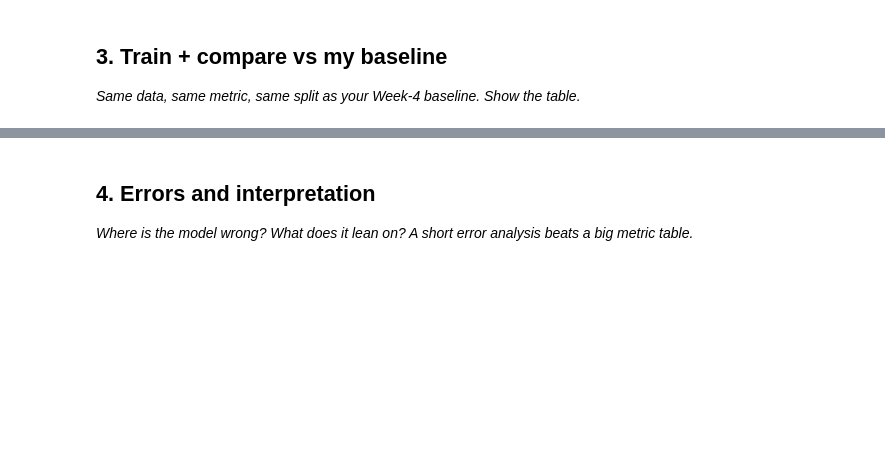
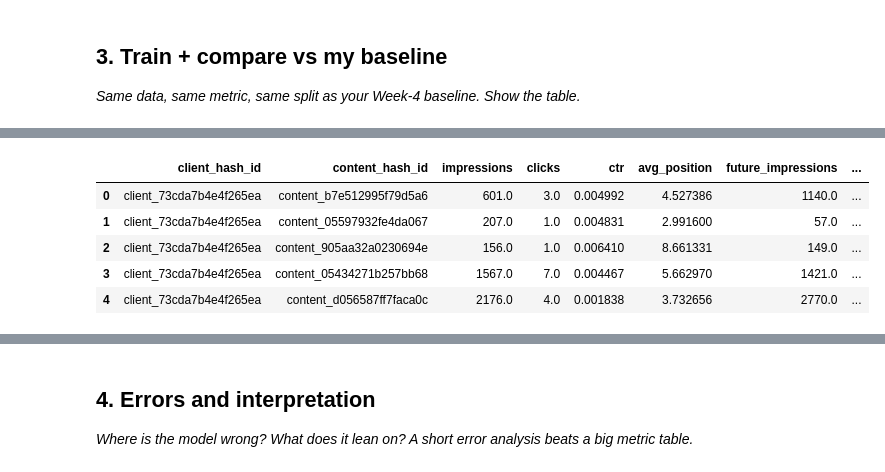
Before and after one commit to kiran162005/flyrank-ml, a Jupyter notebook: work/notebooks/w05_model.ipynb, the cells around one changed output, grey strips where cells are left out. Cells and saved outputs as stored; diff of their text form; code cells hidden in the pictures; blank space fills up the shorter version.

```diff
--- a/work/notebooks/w05_model.ipynb
+++ b/work/notebooks/w05_model.ipynb
@@ -20,0 +181,88 @@ This skeleton is yours to fill. Work the sections **in order** — each one has
+# %%
+TRAIN_MONTH = "2026-02"
+TEST_MONTH = "2026-03"
+
+model_data = con.sql(f"""
+WITH train AS (
+    SELECT
+        client_hash_id,
+        content_hash_id,
+
+        SUM(gsc_impressions) AS impressions,
+        SUM(gsc_clicks) AS clicks,
+
+        SUM(gsc_clicks) * 1.0
+            / NULLIF(SUM(gsc_impressions), 0) AS ctr,
+
+        AVG(gsc_avg_position) AS avg_position
+
+    FROM read_parquet(
+        'hf://datasets/FlyRank/internship-warehouse/'
+        'fact_content_daily_performance/month={TRAIN_MONTH}/*.parquet'
+    )
+
+    WHERE gsc_data_available IS TRUE
+
+    GROUP BY
+        client_hash_id,
+        content_hash_id
+
+    HAVING SUM(gsc_impressions) > 0
+),
+
+future AS (
+    SELECT
+        client_hash_id,
+        content_hash_id,
+
+        SUM(gsc_impressions) AS future_impressions,
+        SUM(gsc_clicks) AS future_clicks,
+
+        SUM(gsc_clicks) * 1.0
+            / NULLIF(SUM(gsc_impressions), 0) AS future_ctr
+
+    FROM read_parquet(
+        'hf://datasets/FlyRank/internship-warehouse/'
+        'fact_content_daily_performance/month={TEST_MONTH}/*.parquet'
+    )
+
+    WHERE gsc_data_available IS TRUE
+
+    GROUP BY
+        client_hash_id,
+        content_hash_id
+)
+
+SELECT
+    t.client_hash_id,
+    t.content_hash_id,
+
+    t.impressions,
+    t.clicks,
+    t.ctr,
+    t.avg_position,
+
+    f.future_impressions,
+    f.future_clicks,
+    f.future_ctr,
+
+    CASE
+        WHEN f.future_ctr < t.ctr
+        THEN 1
+        ELSE 0
+    END AS target_decline
+
+FROM train t
+
+INNER JOIN future f
+    ON t.client_hash_id = f.client_hash_id
+   AND t.content_hash_id = f.content_hash_id
+
+WHERE t.ctr IS NOT NULL
+  AND t.avg_position IS NOT NULL
+  AND f.future_ctr IS NOT NULL
+""").df()
+
+print("Modeling rows:", len(model_data))
+display(model_data.head())
+# %% [output]
@@ -20,0 +270,6 @@ This skeleton is yours to fill. Work the sections **in order** — each one has
+|  | client_hash_id | content_hash_id | impressions | clicks | ctr | avg_position | future_impressions | ... |
+| 0 | client_73cda7b4e4f265ea | content_b7e512995f79d5a6 | 601.0 | 3.0 | 0.004992 | 4.527386 | 1140.0 | ... |
+| 1 | client_73cda7b4e4f265ea | content_05597932fe4da067 | 207.0 | 1.0 | 0.004831 | 2.991600 | 57.0 | ... |
+| 2 | client_73cda7b4e4f265ea | content_905aa32a0230694e | 156.0 | 1.0 | 0.006410 | 8.661331 | 149.0 | ... |
+| 3 | client_73cda7b4e4f265ea | content_05434271b257bb68 | 1567.0 | 7.0 | 0.004467 | 5.662970 | 1421.0 | ... |
+| 4 | client_73cda7b4e4f265ea | content_d056587ff7faca0c | 2176.0 | 4.0 | 0.001838 | 3.732656 | 2770.0 | ... |
```
Also changed, not shown: parts of 17 cells of this notebook.
